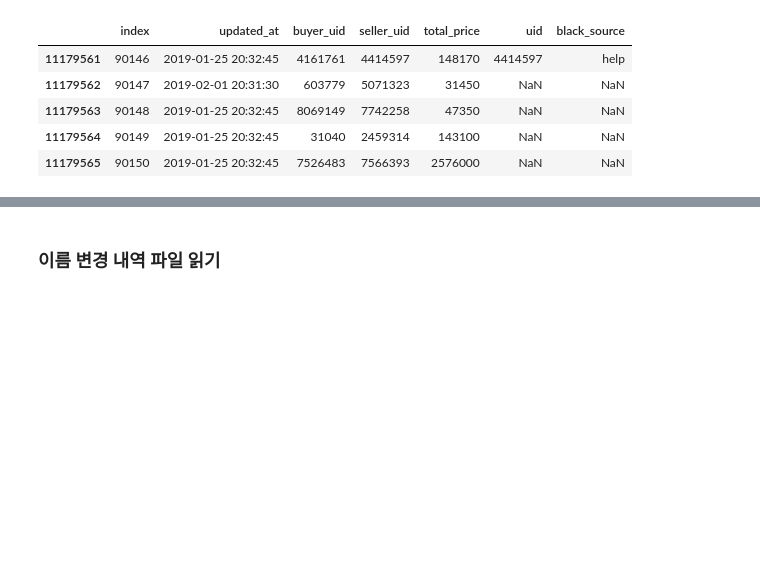
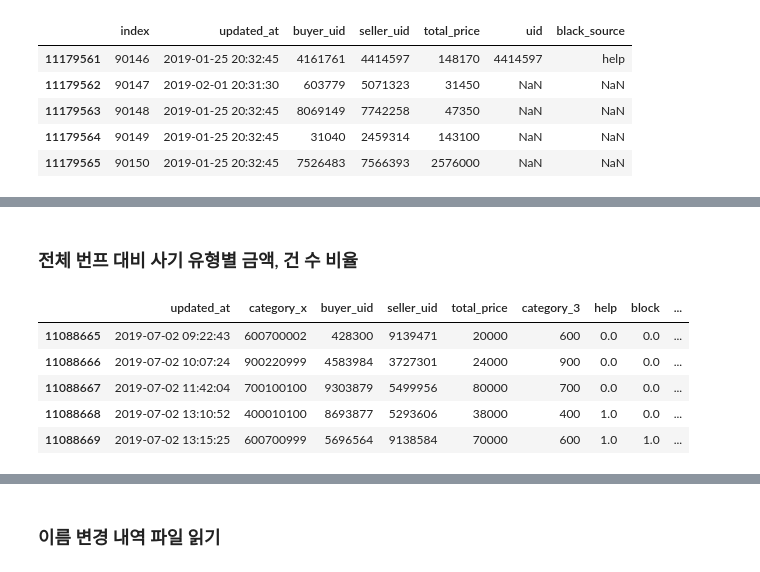
Before and after one commit to kiyoja07/python-bunjang, a Jupyter notebook: data-analysis/jupyter/fraud_find_variables.ipynb, the cells around one changed output, grey strips where cells are left out. Drawn from its saved outputs; the diff is of its cells as text; code cells hidden in the pictures; blank space fills up the shorter version.

```diff
--- a/data-analysis/jupyter/fraud_find_variables.ipynb
+++ b/data-analysis/jupyter/fraud_find_variables.ipynb
@@ -187,3 +187,14 @@ transaction_black.tail()
 | 11179563 | 90148 | 2019-01-25 20:32:45 | 8069149 | 7742258 | 47350 | NaN | NaN |
 | 11179564 | 90149 | 2019-01-25 20:32:45 | 31040 | 2459314 | 143100 | NaN | NaN |
 | 11179565 | 90150 | 2019-01-25 20:32:45 | 7526483 | 7566393 | 2576000 | NaN | NaN |
+# %%
+# 카테고리
+
+read_path = '../csv/categories.csv'
+df_category = pd.read_csv(read_path)
+
+df_category['category'] = df_category['category'].astype(str)
+
+df_category = df_category[['category', 'name']]
+
+df_category.tail()
@@ -189,0 +208,26 @@ transaction_black.tail()
+# %% [markdown]
+### 전체 번프 대비 사기 유형별 금액, 건 수 비율
+# %%
+bunp_raw['category_3'] = bunp_raw['category'].astype(str).str[:3]
+# %%
+bunp_raw['seller_uid'] = bunp_raw['seller_uid'].astype(str)
+
+bunp_fraud_1 = pd.merge(bunp_raw, fraud_uid,
+                             left_on=['seller_uid'], right_on=['uid'], how='left')
+
+bunp_fraud_1['category'] = bunp_fraud_1['category'].astype(str)
+
+bunp_fraud = pd.merge(bunp_fraud_1, df_category, left_on='category_3', right_on='category', how='left')
+
+bunp_fraud = bunp_fraud.fillna(0).drop(['uid'], axis=1)
+
+bunp_fraud['month_at'] = bunp_fraud['updated_at'].astype(str).str[:7]
+
+bunp_fraud.tail()
+# %% [output]
+|  | updated_at | category_x | buyer_uid | seller_uid | total_price | category_3 | help | block | ... |
+| 11088665 | 2019-07-02 09:22:43 | 600700002 | 428300 | 9139471 | 20000 | 600 | 0.0 | 0.0 | ... |
+| 11088666 | 2019-07-02 10:07:24 | 900220999 | 4583984 | 3727301 | 24000 | 900 | 0.0 | 0.0 | ... |
+| 11088667 | 2019-07-02 11:42:04 | 700100100 | 9303879 | 5499956 | 80000 | 700 | 0.0 | 0.0 | ... |
+| 11088668 | 2019-07-02 13:10:52 | 400010100 | 8693877 | 5293606 | 38000 | 400 | 1.0 | 0.0 | ... |
+| 11088669 | 2019-07-02 13:15:25 | 600700999 | 5696564 | 9138584 | 70000 | 600 | 1.0 | 1.0 | ... |
```
Also changed, not shown: parts of 87 cells of this notebook, 4 other files.
